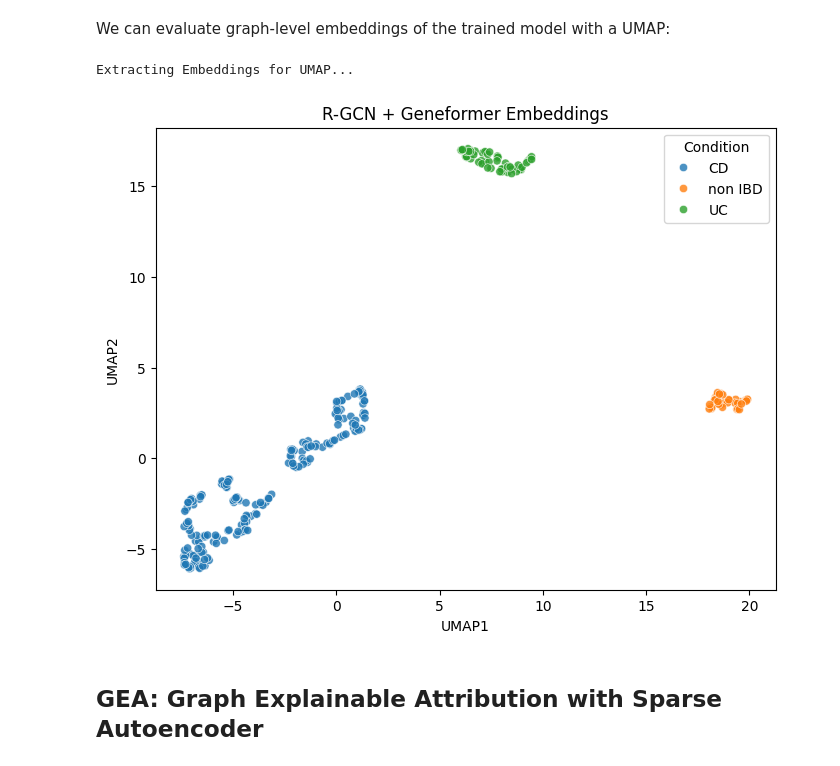
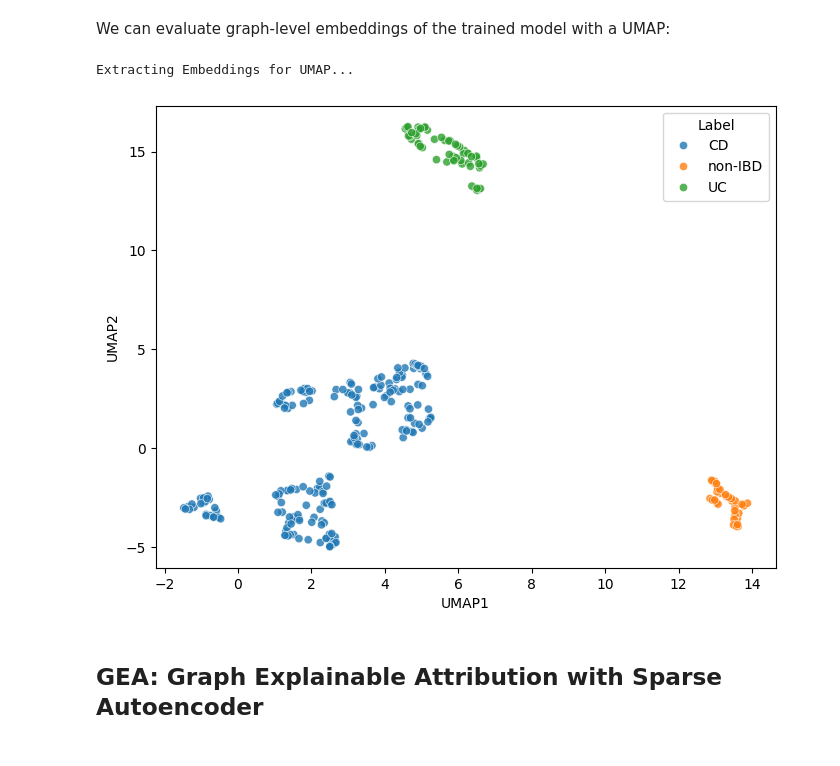
Before and after one commit to Multiomics-Analytics-Group/gea, a Jupyter notebook: docs/tutorial/tutorial-ibd.ipynb, the cells around one changed output. Saved outputs shown, nothing was run; the diff lists cells and outputs as text; code cells hidden in the pictures.

Commit message:
:art: implemented UMAP of graph-level embeddings

```diff
--- a/docs/tutorial/tutorial-ibd.ipynb
+++ b/docs/tutorial/tutorial-ibd.ipynb
@@ -364,43 +364,11 @@ train_gnn(
 )
 # %% [markdown]
 We can evaluate graph-level embeddings of the trained model with a UMAP:
-# %%
-import matplotlib.pyplot as plt
-import seaborn as sns
-import pandas as pd
-import numpy as np
-import umap
-
-device = torch.device("cuda" if torch.cuda.is_available() else "cpu")
-label_names = ["CD", "UC", "non IBD"]
-
-print("Extracting Embeddings for UMAP...")
-gnn.eval()
-embeddings = []
-labels = []
-
-with torch.no_grad():
-    for batch in embed_loader:
-        batch = batch.to(device)
-        _, z_graph = gnn.encode(batch)
-        embeddings.append(z_graph.cpu().numpy())
-        labels.extend([label_names[y] for y in batch.y.cpu().numpy()])
-
-X_emb = np.concatenate(embeddings, axis=0)
-
-reducer = umap.UMAP(n_components=2, random_state=42)
-umap_coords = reducer.fit_transform(X_emb)
-
-df_plot = pd.DataFrame(umap_coords, columns=["UMAP1", "UMAP2"])
-df_plot["Condition"] = labels
-
-plt.figure(figsize=(8,6))
-sns.scatterplot(data=df_plot, x="UMAP1", y="UMAP2", hue="Condition", alpha=0.8)
-plt.title("R-GCN + Geneformer Embeddings")
-plt.show()
-# %% [output]
-Extracting Embeddings for UMAP...
-[figure, removed]
+# %%
+gnn.plot_graph_embeddings(embed_loader, label_names=["CD", "UC", "non-IBD"])
+# %% [output]
+Extracting Embeddings for UMAP...
+[figure, added]
 # %% [markdown]
 ## GEA: Graph Explainable Attribution with Sparse Autoencoder
 # %% [markdown]
```
Also changed, not shown: 1 other file.
